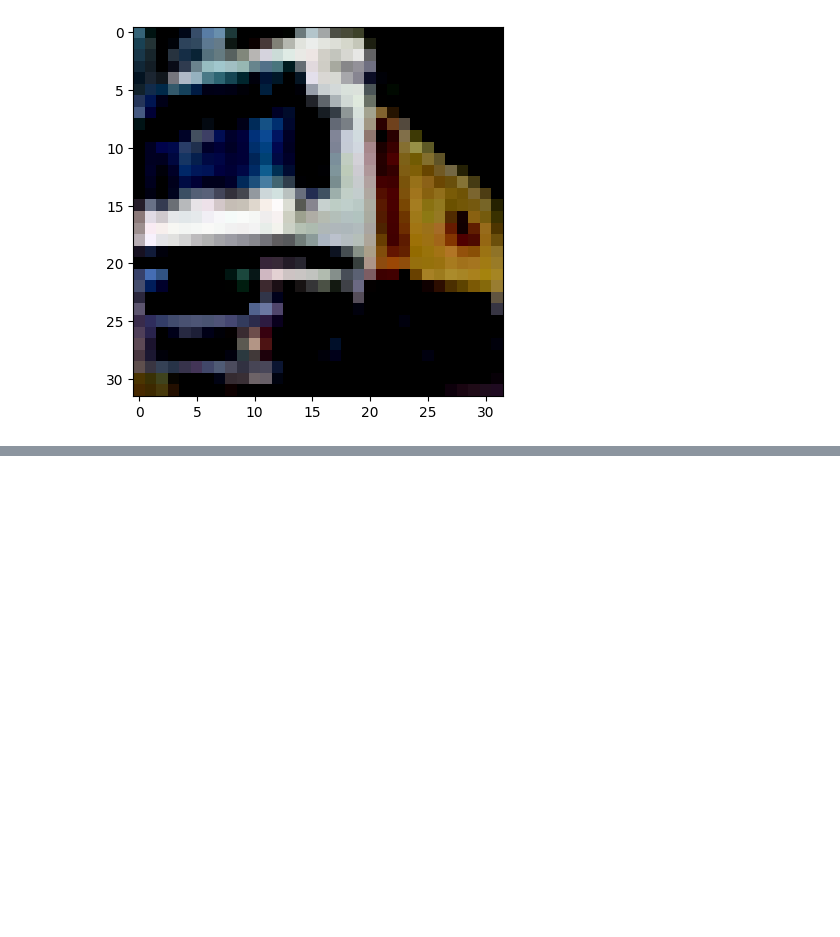
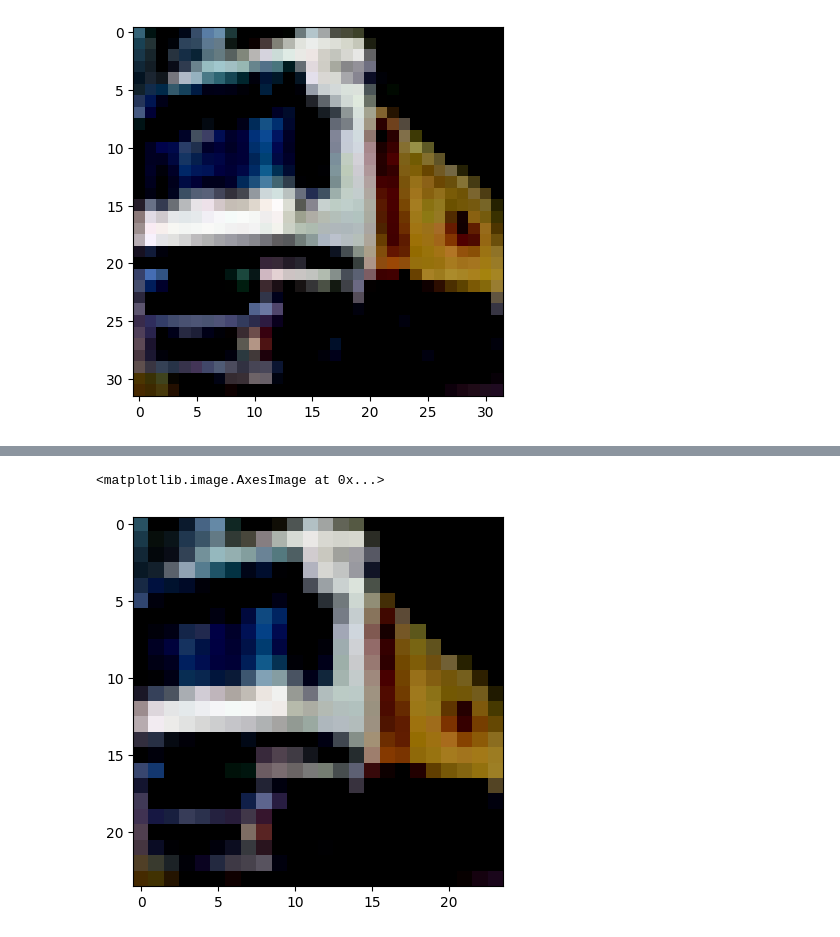
Before and after one commit to parkchihoon/Pytorch_Practice, a Jupyter notebook: DataLoader_Transform.ipynb, the cells around one changed output, grey strips where cells are left out. Drawn from its saved outputs; the diff is of its cells as text; code cells hidden in the pictures; blank space fills up the shorter version.

Commit message:
PyTorch data transformation practice2

```diff
--- a/DataLoader_Transform.ipynb
+++ b/DataLoader_Transform.ipynb
@@ -146,0 +198,7 @@ numpy.ndarray
+# %%
+scale = Rescale(24)
+crop = RandomCrop(18)
+composed = transforms.Compose([Rescale(24), RandomCrop(18)])
+# %%
+plt.imshow(scale(sample))
+# %% [output]
@@ -146,0 +206,2 @@ numpy.ndarray
+<matplotlib.image.AxesImage at 0x...>
+[figure, added]
```
Also changed, not shown: parts of 7 cells of this notebook.
